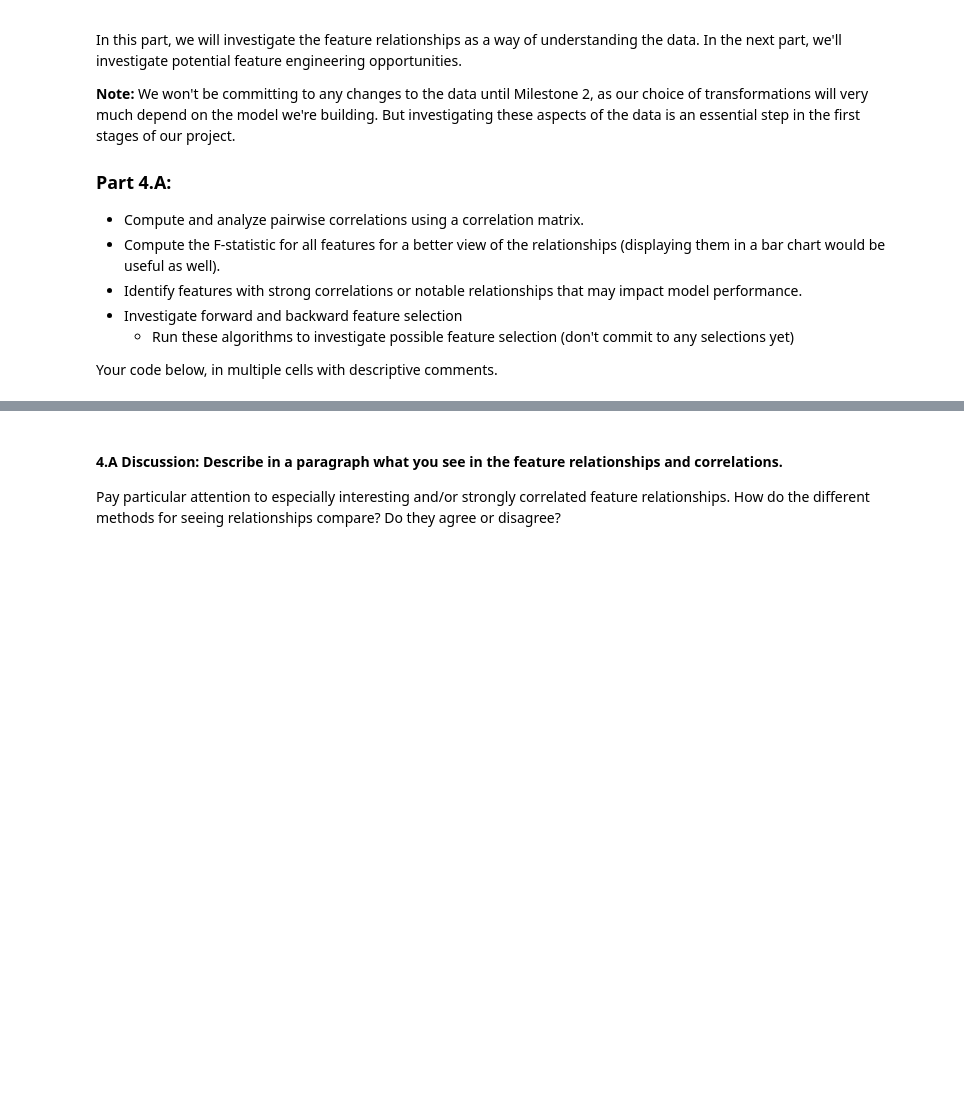
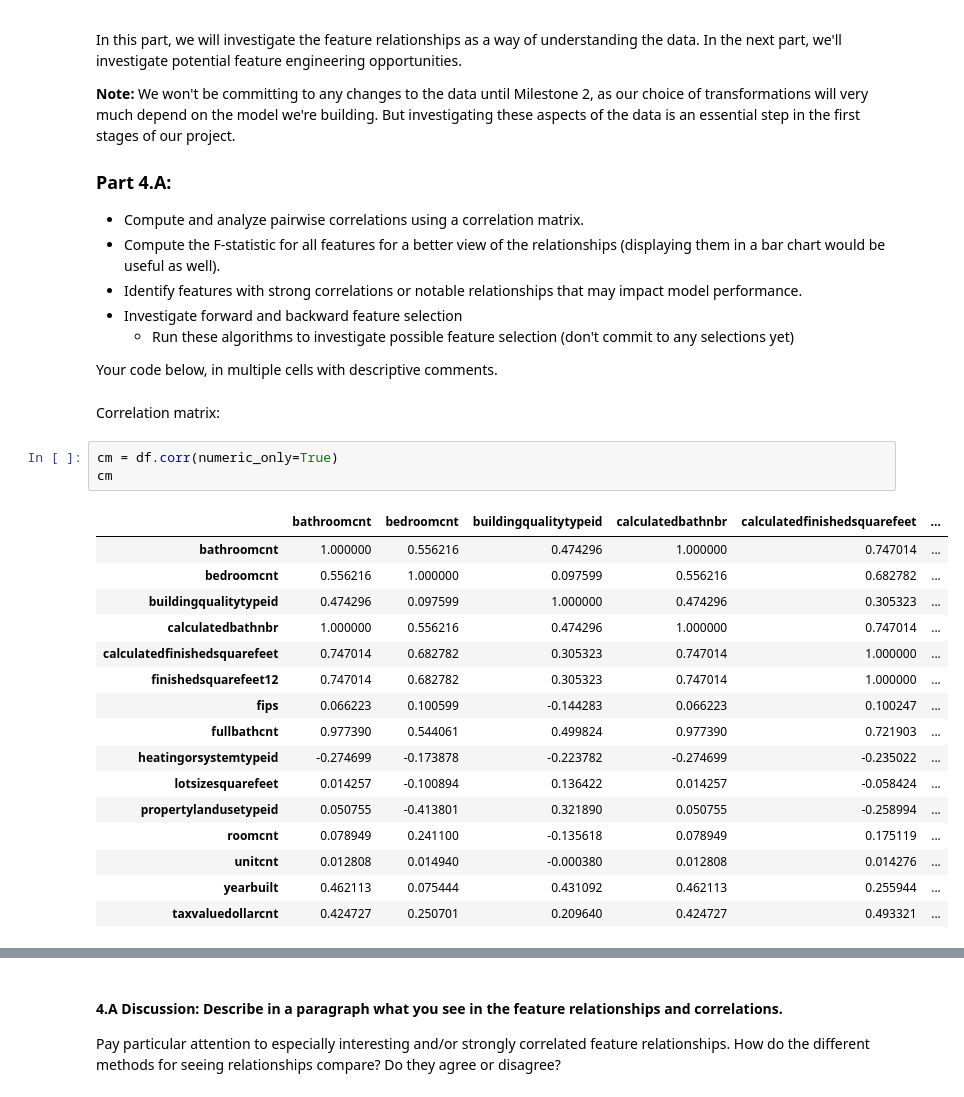
Before and after one commit to shadmanr1/Milestone_1, a Jupyter notebook: Milestone_01.ipynb, the cells around one changed output, grey strips where cells are left out. Saved outputs shown, nothing was run; the diff lists cells and outputs as text; blank space fills up the shorter version.

```diff
--- a/Milestone_01.ipynb
+++ b/Milestone_01.ipynb
@@ -709,3 +709,25 @@ In this part, we will investigate the feature relationships as a way of understa
         - Run these algorithms to investigate possible feature selection (don't commit to any selections yet)
 
 Your code below, in multiple cells with descriptive comments.
+# %% [markdown]
+Correlation matrix:
+# %%
+cm = df.corr(numeric_only=True)
+cm
+# %% [output]
+|  | bathroomcnt | bedroomcnt | buildingqualitytypeid | calculatedbathnbr | calculatedfinishedsquarefeet | ... |
+| bathroomcnt | 1.000000 | 0.556216 | 0.474296 | 1.000000 | 0.747014 | ... |
+| bedroomcnt | 0.556216 | 1.000000 | 0.097599 | 0.556216 | 0.682782 | ... |
+| buildingqualitytypeid | 0.474296 | 0.097599 | 1.000000 | 0.474296 | 0.305323 | ... |
+| calculatedbathnbr | 1.000000 | 0.556216 | 0.474296 | 1.000000 | 0.747014 | ... |
+| calculatedfinishedsquarefeet | 0.747014 | 0.682782 | 0.305323 | 0.747014 | 1.000000 | ... |
+| finishedsquarefeet12 | 0.747014 | 0.682782 | 0.305323 | 0.747014 | 1.000000 | ... |
+| fips | 0.066223 | 0.100599 | -0.144283 | 0.066223 | 0.100247 | ... |
+| fullbathcnt | 0.977390 | 0.544061 | 0.499824 | 0.977390 | 0.721903 | ... |
+| heatingorsystemtypeid | -0.274699 | -0.173878 | -0.223782 | -0.274699 | -0.235022 | ... |
+| lotsizesquarefeet | 0.014257 | -0.100894 | 0.136422 | 0.014257 | -0.058424 | ... |
+| propertylandusetypeid | 0.050755 | -0.413801 | 0.321890 | 0.050755 | -0.258994 | ... |
+| roomcnt | 0.078949 | 0.241100 | -0.135618 | 0.078949 | 0.175119 | ... |
+| unitcnt | 0.012808 | 0.014940 | -0.000380 | 0.012808 | 0.014276 | ... |
+| yearbuilt | 0.462113 | 0.075444 | 0.431092 | 0.462113 | 0.255944 | ... |
+| taxvaluedollarcnt | 0.424727 | 0.250701 | 0.209640 | 0.424727 | 0.493321 | ... |
```
Also changed, not shown: parts of 5 cells of this notebook.
